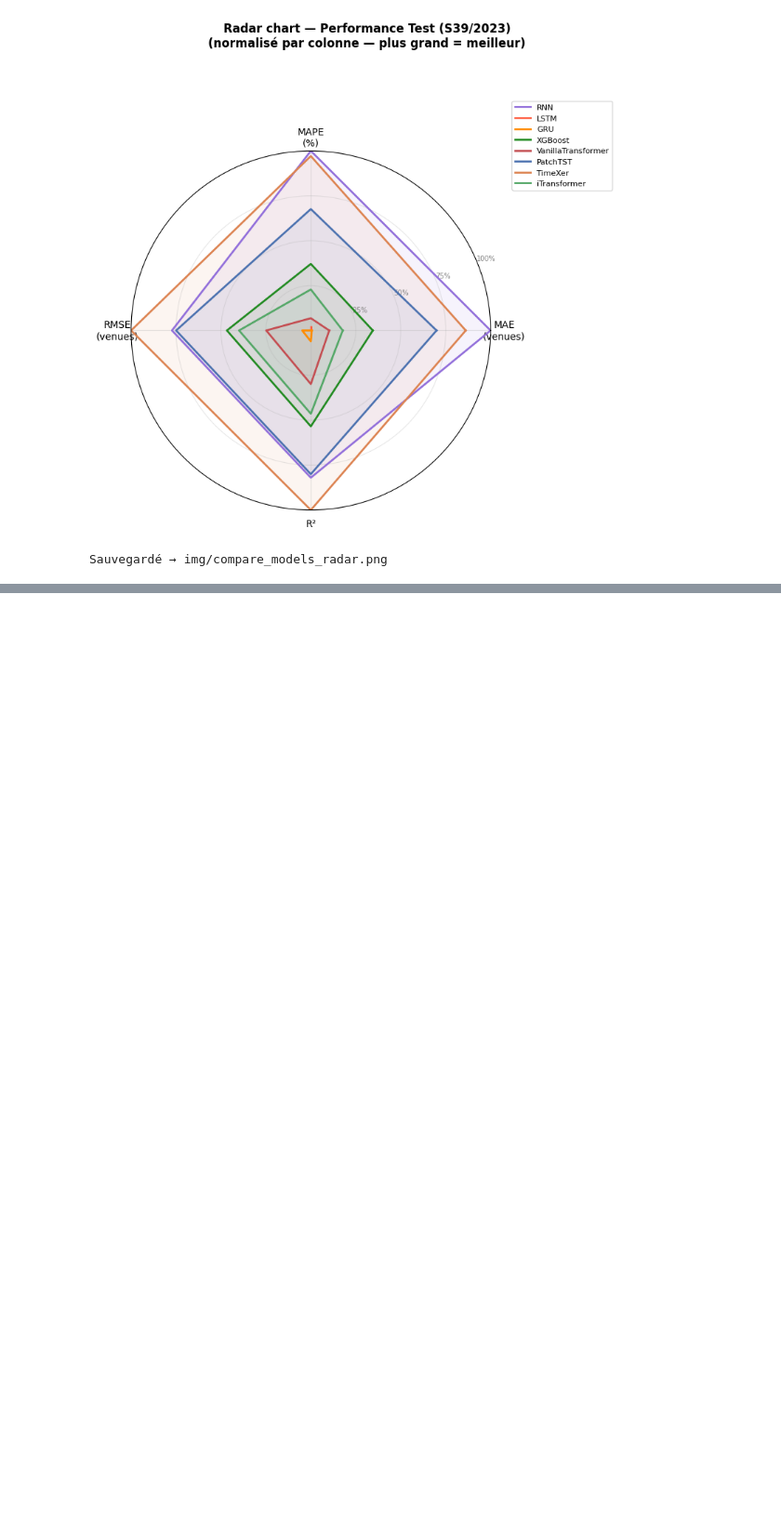
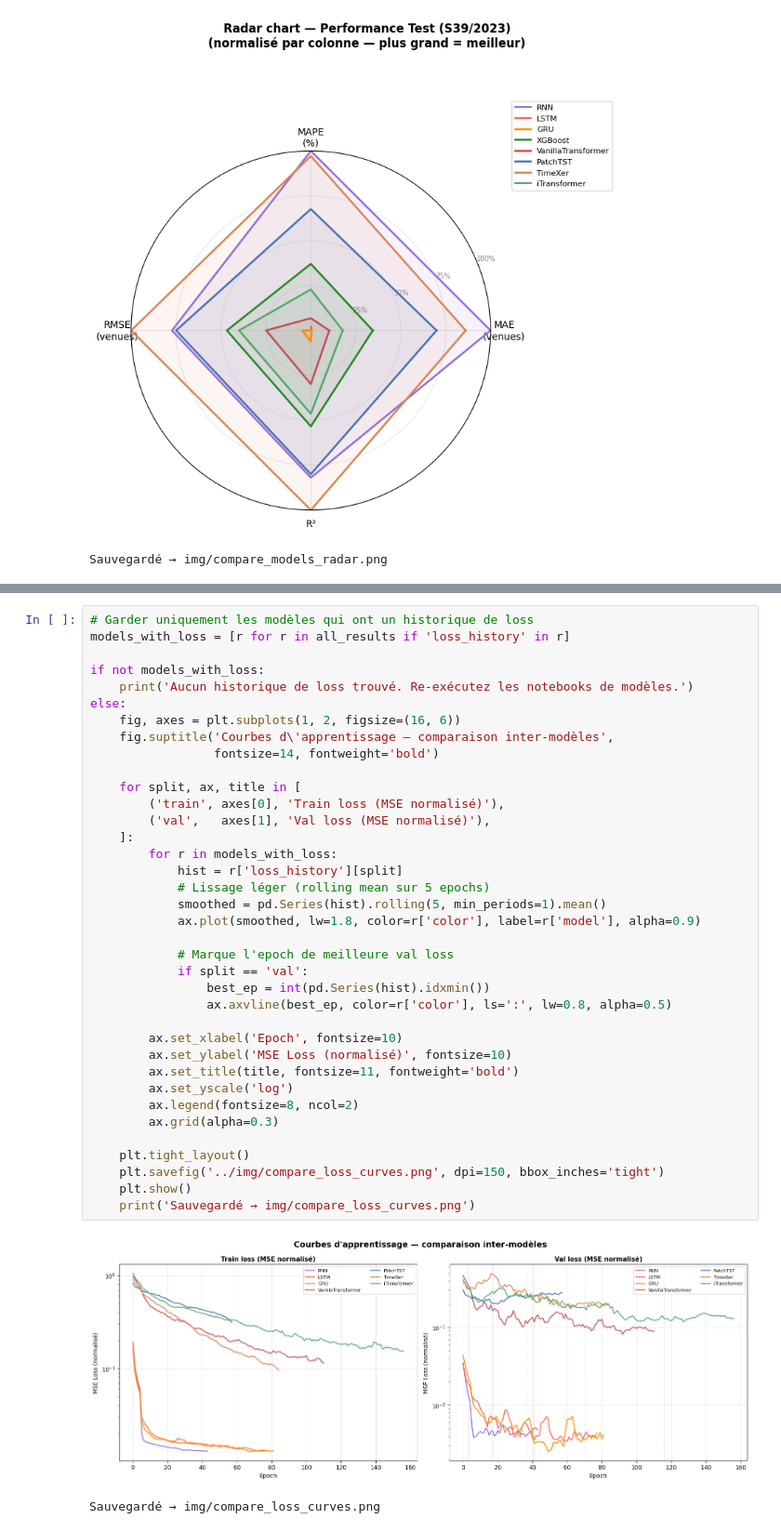
Before and after one commit to dolipran3/ProjetFISA, a Jupyter notebook: models/compare_models.ipynb, the cells around one changed output, grey strips where cells are left out. Shown at 93% size. Drawn from its saved outputs; the diff is of its cells as text; blank space fills up the shorter version.

```diff
--- a/models/compare_models.ipynb
+++ b/models/compare_models.ipynb
@@ -299,0 +305,40 @@ Sauvegardé → img/compare_models_radar.png
+# %%
+# Garder uniquement les modèles qui ont un historique de loss
+models_with_loss = [r for r in all_results if 'loss_history' in r]
+
+if not models_with_loss:
+    print('Aucun historique de loss trouvé. Re-exécutez les notebooks de modèles.')
+else:
+    fig, axes = plt.subplots(1, 2, figsize=(16, 6))
+    fig.suptitle('Courbes d\'apprentissage — comparaison inter-modèles',
+                 fontsize=14, fontweight='bold')
+
+    for split, ax, title in [
+        ('train', axes[0], 'Train loss (MSE normalisé)'),
+        ('val',   axes[1], 'Val loss (MSE normalisé)'),
+    ]:
+        for r in models_with_loss:
+            hist = r['loss_history'][split]
+            # Lissage léger (rolling mean sur 5 epochs)
+            smoothed = pd.Series(hist).rolling(5, min_periods=1).mean()
+            ax.plot(smoothed, lw=1.8, color=r['color'], label=r['model'], alpha=0.9)
+
+            # Marque l'epoch de meilleure val loss
+            if split == 'val':
+                best_ep = int(pd.Series(hist).idxmin())
+                ax.axvline(best_ep, color=r['color'], ls=':', lw=0.8, alpha=0.5)
+
+        ax.set_xlabel('Epoch', fontsize=10)
+        ax.set_ylabel('MSE Loss (normalisé)', fontsize=10)
+        ax.set_title(title, fontsize=11, fontweight='bold')
+        ax.set_yscale('log')
+        ax.legend(fontsize=8, ncol=2)
+        ax.grid(alpha=0.3)
+
+    plt.tight_layout()
+    plt.savefig('../img/compare_loss_curves.png', dpi=150, bbox_inches='tight')
+    plt.show()
+    print('Sauvegardé → img/compare_loss_curves.png')
+# %% [output]
+[figure, added]
+Sauvegardé → img/compare_loss_curves.png
```
Also changed, not shown: parts of 3 cells of this notebook, 12 other files.
